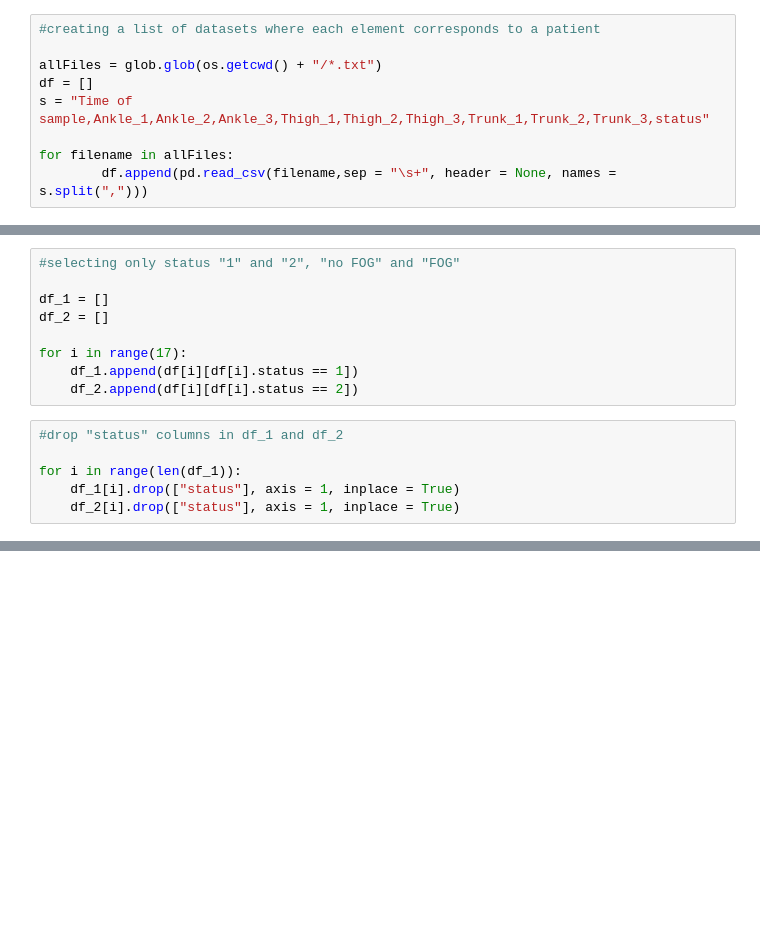
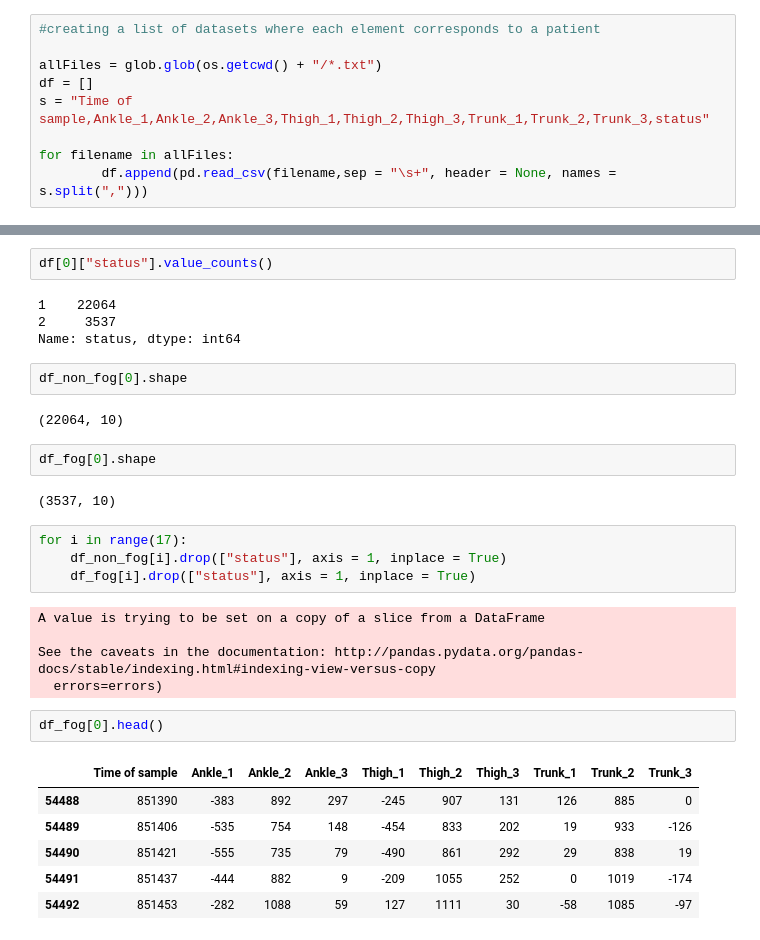
Before and after one commit to AnikethYadav/fog-parkinsons, a Jupyter notebook: fog.ipynb, the cells around one changed output, grey strips where cells are left out. Saved outputs shown, nothing was run; the diff lists cells and outputs as text; blank space fills up the shorter version.

```diff
--- a/fog.ipynb
+++ b/fog.ipynb
@@ -37,15 +25,0 @@ for i in range(len(df)):
-# %%
-#selecting only status "1" and "2", "no FOG" and "FOG"
-
-df_1 = []
-df_2 = []
-
-for i in range(17):
-    df_1.append(df[i][df[i].status == 1])
-    df_2.append(df[i][df[i].status == 2])
-# %%
-#drop "status" columns in df_1 and df_2
-
-for i in range(len(df_1)):
-    df_1[i].drop(["status"], axis = 1, inplace = True)
-    df_2[i].drop(["status"], axis = 1, inplace = True)
@@ -545,0 +111,32 @@ if __name__ == "__main__":
+# %%
+df[0]["status"].value_counts()
+# %% [output]
+1    22064
+2     3537
+Name: status, dtype: int64
+# %%
+df_non_fog[0].shape
+# %% [output]
+(22064, 10)
+# %%
+df_fog[0].shape
+# %% [output]
+(3537, 10)
+# %%
+for i in range(17):
+    df_non_fog[i].drop(["status"], axis = 1, inplace = True)
+    df_fog[i].drop(["status"], axis = 1, inplace = True)
+# %% [output]
+A value is trying to be set on a copy of a slice from a DataFrame
+
+See the caveats in the documentation: http://pandas.pydata.org/pandas-docs/stable/indexing.html#indexing-view-versus-copy
+  errors=errors)
+# %%
+df_fog[0].head()
+# %% [output]
+|  | Time of sample | Ankle_1 | Ankle_2 | Ankle_3 | Thigh_1 | Thigh_2 | Thigh_3 | Trunk_1 | Trunk_2 | Trunk_3 |
+| 54488 | 851390 | -383 | 892 | 297 | -245 | 907 | 131 | 126 | 885 | 0 |
+| 54489 | 851406 | -535 | 754 | 148 | -454 | 833 | 202 | 19 | 933 | -126 |
+| 54490 | 851421 | -555 | 735 | 79 | -490 | 861 | 292 | 29 | 838 | 19 |
+| 54491 | 851437 | -444 | 882 | 9 | -209 | 1055 | 252 | 0 | 1019 | -174 |
+| 54492 | 851453 | -282 | 1088 | 59 | 127 | 1111 | 30 | -58 | 1085 | -97 |
```
Also changed, not shown: parts of 118 cells of this notebook, 3 other files.
